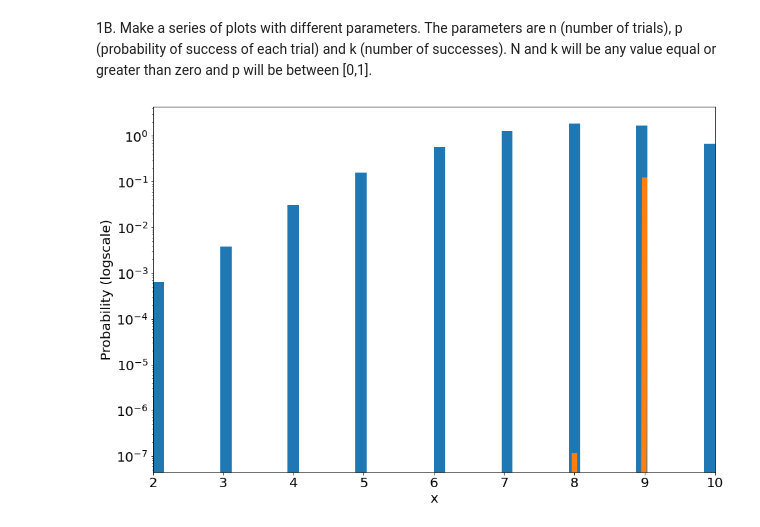
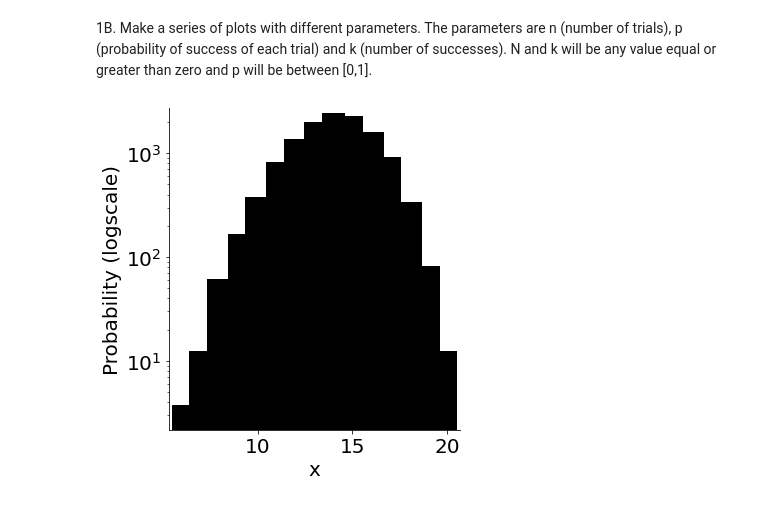
Before and after one commit to kgong13/phys434, a Jupyter notebook: lab1.ipynb, the cells around one changed output. Cells and saved outputs as stored; diff of their text form; code cells hidden in the pictures.

```diff
--- a/lab1.ipynb
+++ b/lab1.ipynb
@@ -192,33 +191,23 @@ Binomial distribution is a discrete probability distribution, where there are n
 1B.
 Make a series of plots with different parameters. The parameters are n (number of trials), p (probability of success of each trial) and k (number of successes). N and k will be any value equal or greater than zero and p will be between [0,1].
 # %%
-n = 10
-p = 0.8
+n = 20
+p = 0.7
 
-#generate some random numbers
+#create plot
 d = stats.binom.rvs(n, p, size = 10000)
-
-#create plot and tick marks
-fig, ax = plt.subplots(1, 1)
-ax.hist(d, 50, density = True)
+ax = sns.displot(d, kde = False, linewidth = 20, alpha = 0.7)
 plt.tick_params(labelsize = 20)
 
 # make y-axis log scale
 plt.yscale('log')
 
-#set limits of x-axis
-plt.xlim([2,10])
-
-# label axes
+# axes and plot
 plt.xlabel('x', fontsize = 20)
 plt.ylabel('Probability (logscale)', fontsize = 20)
-
-#plot graph and mass function
-x = np.linspace(0,10,10000)
-ax.plot(x, stats.binom.pmf(x, n, p, loc = 0.), linewidth = 8, alpha = 1)
 plt.show()
 # %% [output]
-[figure, old version]
+[figure, new version]
 # %%
 n = 20
 p = 0.5
```
Also changed, not shown: parts of 12 cells of this notebook, 1 other file.
